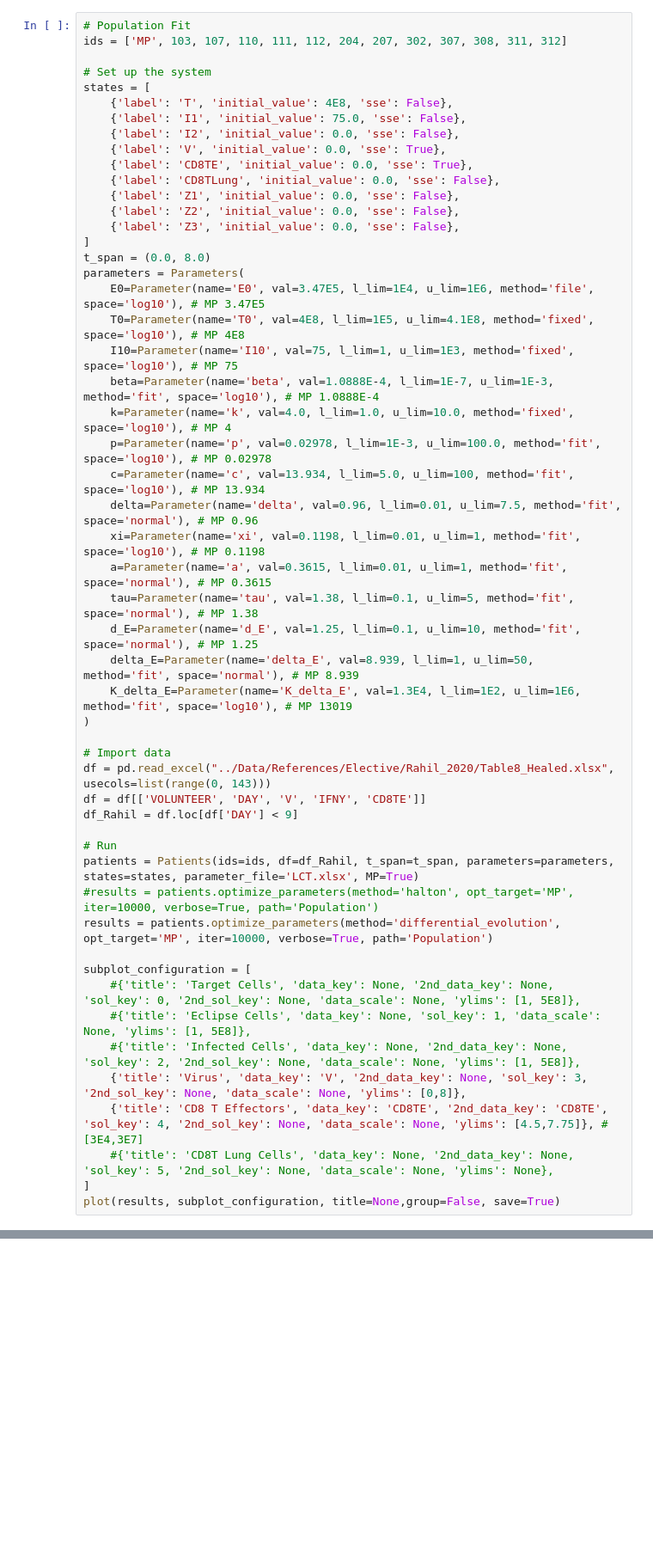
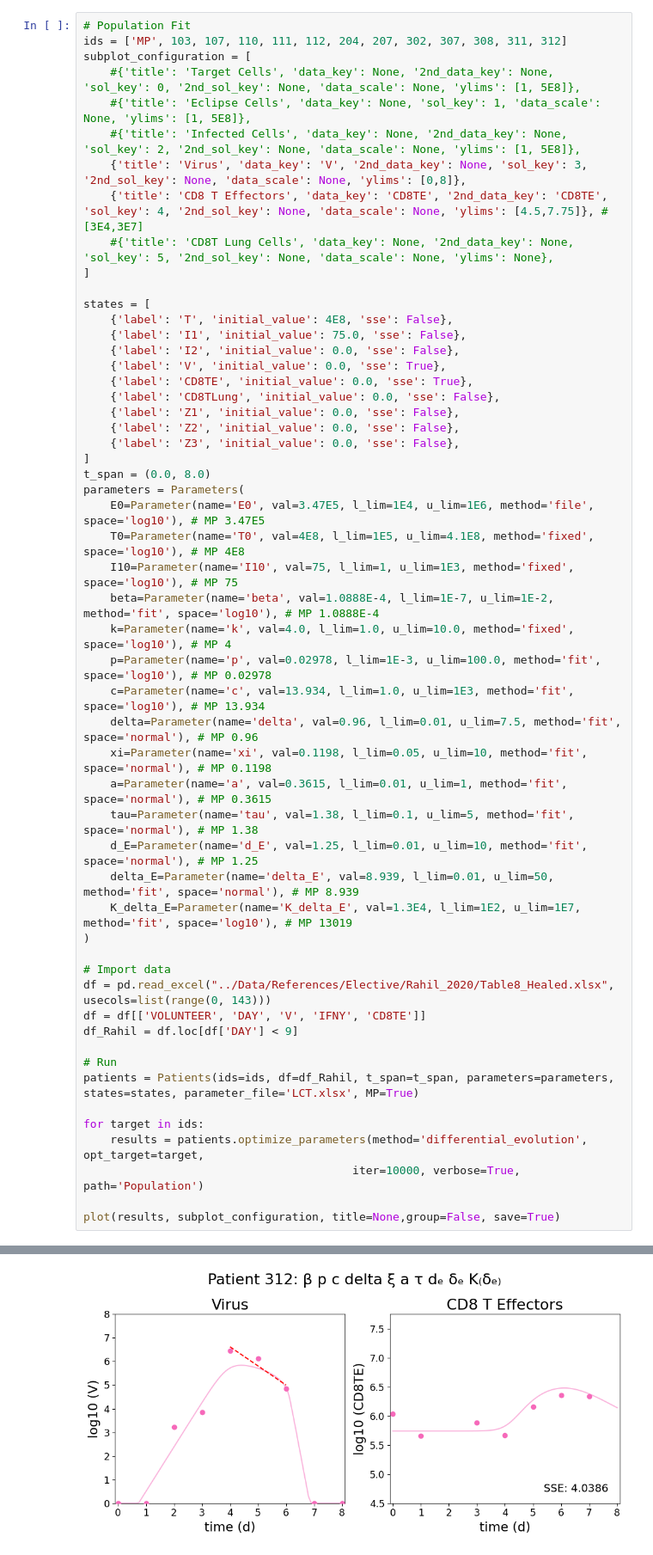
Before and after one commit to DoctorGoose/VirtualPatient, a Jupyter notebook: python/Patients.ipynb, the cells around one changed output, grey strips where cells are left out. Shown at 86% size. Drawn from its saved outputs; the diff is of its cells as text; blank space fills up the shorter version.

```diff
--- a/python/Patients.ipynb
+++ b/python/Patients.ipynb
@@ -1090,8 +1097,15 @@ def JuliaSolve(task):
 # %%
 # Population Fit
 ids = ['MP', 103, 107, 110, 111, 112, 204, 207, 302, 307, 308, 311, 312]
+subplot_configuration = [
+    #{'title': 'Target Cells', 'data_key': None, '2nd_data_key': None, 'sol_key': 0, '2nd_sol_key': None, 'data_scale': None, 'ylims': [1, 5E8]},
+    #{'title': 'Eclipse Cells', 'data_key': None, 'sol_key': 1, 'data_scale': None, 'ylims': [1, 5E8]},
+    #{'title': 'Infected Cells', 'data_key': None, '2nd_data_key': None, 'sol_key': 2, '2nd_sol_key': None, 'data_scale': None, 'ylims': [1, 5E8]},
+    {'title': 'Virus', 'data_key': 'V', '2nd_data_key': None, 'sol_key': 3, '2nd_sol_key': None, 'data_scale': None, 'ylims': [0,8]},
+    {'title': 'CD8 T Effectors', 'data_key': 'CD8TE', '2nd_data_key': 'CD8TE', 'sol_key': 4, '2nd_sol_key': None, 'data_scale': None, 'ylims': [4.5,7.75]}, #[3E4,3E7]
+    #{'title': 'CD8T Lung Cells', 'data_key': None, '2nd_data_key': None, 'sol_key': 5, '2nd_sol_key': None, 'data_scale': None, 'ylims': None},
+]
 
-# Set up the system
 states = [
     {'label': 'T', 'initial_value': 4E8, 'sse': False},
     {'label': 'I1', 'initial_value': 75.0, 'sse': False},
@@ -1108,17 +1122,17 @@ parameters = Parameters(
     E0=Parameter(name='E0', val=3.47E5, l_lim=1E4, u_lim=1E6, method='file', space='log10'), # MP 3.47E5
     T0=Parameter(name='T0', val=4E8, l_lim=1E5, u_lim=4.1E8, method='fixed', space='log10'), # MP 4E8
     I10=Parameter(name='I10', val=75, l_lim=1, u_lim=1E3, method='fixed', space='log10'), # MP 75
-    beta=Parameter(name='beta', val=1.0888E-4, l_lim=1E-7, u_lim=1E-3, method='fit', space='log10'), # MP 1.0888E-4
+    beta=Parameter(name='beta', val=1.0888E-4, l_lim=1E-7, u_lim=1E-2, method='fit', space='log10'), # MP 1.0888E-4
     k=Parameter(name='k', val=4.0, l_lim=1.0, u_lim=10.0, method='fixed', space='log10'), # MP 4
     p=Parameter(name='p', val=0.02978, l_lim=1E-3, u_lim=100.0, method='fit', space='log10'), # MP 0.02978
-    c=Parameter(name='c', val=13.934, l_lim=5.0, u_lim=100, method='fit', space='log10'), # MP 13.934
+    c=Parameter(name='c', val=13.934, l_lim=1.0, u_lim=1E3, method='fit', space='log10'), # MP 13.934
     delta=Parameter(name='delta', val=0.96, l_lim=0.01, u_lim=7.5, method='fit', space='normal'), # MP 0.96
-    xi=Parameter(name='xi', val=0.1198, l_lim=0.01, u_lim=1, method='fit', space='log10'), # MP 0.1198
+    xi=Parameter(name='xi', val=0.1198, l_lim=0.05, u_lim=10, method='fit', space='normal'), # MP 0.1198
     a=Parameter(name='a', val=0.3615, l_lim=0.01, u_lim=1, method='fit', space='normal'), # MP 0.3615
     tau=Parameter(name='tau', val=1.38, l_lim=0.1, u_lim=5, method='fit', space='normal'), # MP 1.38
-    d_E=Parameter(name='d_E', val=1.25, l_lim=0.1, u_lim=10, method='fit', space='normal'), # MP 1.25
-    delta_E=Parameter(name='delta_E', val=8.939, l_lim=1, u_lim=50, method='fit', space='normal'), # MP 8.939
-    K_delta_E=Parameter(name='K_delta_E', val=1.3E4, l_lim=1E2, u_lim=1E6, method='fit', space='log10'), # MP 13019
+    d_E=Parameter(name='d_E', val=1.25, l_lim=0.01, u_lim=10, method='fit', space='normal'), # MP 1.25
+    delta_E=Parameter(name='delta_E', val=8.939, l_lim=0.01, u_lim=50, method='fit', space='normal'), # MP 8.939
+    K_delta_E=Parameter(name='K_delta_E', val=1.3E4, l_lim=1E2, u_lim=1E7, method='fit', space='log10'), # MP 13019
 )
 
 # Import data
@@ -1128,17 +1142,11 @@ df_Rahil = df.loc[df['DAY'] < 9]
 
 # Run
 patients = Patients(ids=ids, df=df_Rahil, t_span=t_span, parameters=parameters, states=states, parameter_file='LCT.xlsx', MP=True)
-#results = patients.optimize_parameters(method='halton', opt_target='MP', iter=10000, verbose=True, path='Population')
-results = patients.optimize_parameters(method='differential_evolution', opt_target='MP', iter=10000, verbose=True, path='Population')
 
-subplot_configuration = [
-    #{'title': 'Target Cells', 'data_key': None, '2nd_data_key': None, 'sol_key': 0, '2nd_sol_key': None, 'data_scale': None, 'ylims': [1, 5E8]},
-    #{'title': 'Eclipse Cells', 'data_key': None, 'sol_key': 1, 'data_scale': None, 'ylims': [1, 5E8]},
-    #{'title': 'Infected Cells', 'data_key': None, '2nd_data_key': None, 'sol_key': 2, '2nd_sol_key': None, 'data_scale': None, 'ylims': [1, 5E8]},
-    {'title': 'Virus', 'data_key': 'V', '2nd_data_key': None, 'sol_key': 3, '2nd_sol_key': None, 'data_scale': None, 'ylims': [0,8]},
-    {'title': 'CD8 T Effectors', 'data_key': 'CD8TE', '2nd_data_key': 'CD8TE', 'sol_key': 4, '2nd_sol_key': None, 'data_scale': None, 'ylims': [4.5,7.75]}, #[3E4,3E7]
-    #{'title': 'CD8T Lung Cells', 'data_key': None, '2nd_data_key': None, 'sol_key': 5, '2nd_sol_key': None, 'data_scale': None, 'ylims': None},
-]
+for target in ids:
+    results = patients.optimize_parameters(method='differential_evolution', opt_target=target,
+                                        iter=10000, verbose=True, path='Population')
+
 plot(results, subplot_configuration, title=None,group=False, save=True)
 # %% [output]
 MP Differential Evolution with pop size:100, generations:100
@@ -1147,3 +1169,4 @@ differential_evolution step 2: f(x)= 393.42758728161164
+[figure, added]
 # %%
 # Cohort sampling 3 Viral (beta/p/c) parameters
 ids = ['MP', 103, 107, 110, 111, 112, 204, 207, 302, 307, 308, 311, 312]
```
Also changed, not shown: parts of 2 cells of this notebook, 26 other files.
